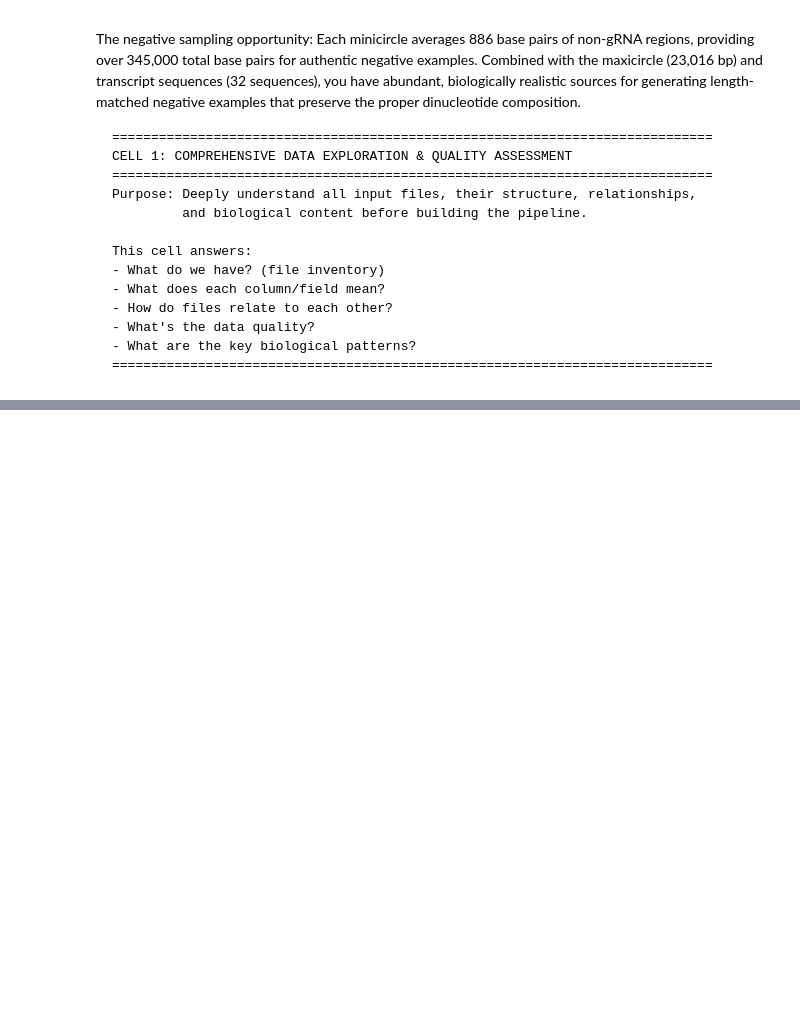
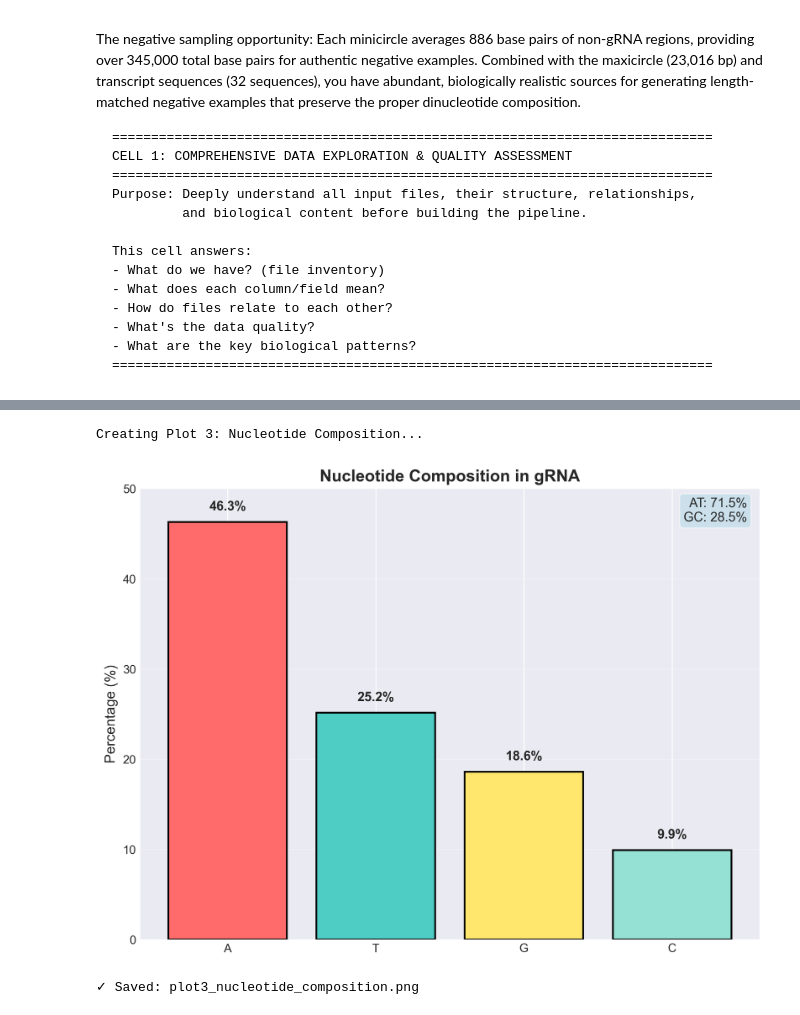
Before and after one commit to aparfenen/grna-inspector, a Jupyter notebook: notebooks/4_data_prep_pipeline.ipynb, the cells around one changed output, grey strips where cells are left out. Saved outputs shown, nothing was run; the diff lists cells and outputs as text; code cells hidden in the pictures; blank space fills up the shorter version.

```diff
--- a/notebooks/4_data_prep_pipeline.ipynb
+++ b/notebooks/4_data_prep_pipeline.ipynb
@@ -259,0 +314,46 @@ SECTION 2: GTF ANNOTATION ANALYSIS
+# %%
+# ============================================================================
+# PLOT 3: NUCLEOTIDE COMPOSITION
+# ============================================================================
+
+print("Creating Plot 3: Nucleotide Composition...")
+
+fig3, ax3 = plt.subplots(figsize=(8, 6))
+
+all_seq = ''.join([str(seq.seq) for seq in grna_seqs])
+nucleotide_counts = Counter(all_seq)
+total_nt = len(all_seq)
+
+nucleotides = ['A', 'T', 'G', 'C']
+counts = [nucleotide_counts[nt] for nt in nucleotides]
+percentages = [100 * c / total_nt for c in counts]
+colors = ['#ff6b6b', '#4ecdc4', '#ffe66d', '#95e1d3']
+
+bars = ax3.bar(nucleotides, percentages, color=colors, edgecolor='black', linewidth=1.5)
+ax3.set_ylabel('Percentage (%)', fontsize=12)
+ax3.set_title('Nucleotide Composition in gRNA', fontsize=14, fontweight='bold')
+ax3.set_ylim(0, 50)
+ax3.grid(True, alpha=0.3, axis='y')
+
+# Add percentage labels on bars
+for bar, pct in zip(bars, percentages):
+    height = bar.get_height()
+    ax3.text(bar.get_x() + bar.get_width()/2., height + 1,
+             f'{pct:.1f}%', ha='center', va='bottom', fontsize=11, fontweight='bold')
+
+# Add AT/GC content annotation
+at_content = percentages[0] + percentages[1]
+gc_content = percentages[2] + percentages[3]
+ax3.text(0.98, 0.98, f'AT: {at_content:.1f}%\nGC: {gc_content:.1f}%',
+         transform=ax3.transAxes, fontsize=11, verticalalignment='top',
+         horizontalalignment='right',
+         bbox=dict(boxstyle='round', facecolor='lightblue', alpha=0.5))
+
+plt.tight_layout()
+plt.savefig('/Users/anna/projects/grna-inspector/data/plots/plot3_nucleotide_composition.png', dpi=300, bbox_inches='tight')
+plt.show()
+print("✓ Saved: plot3_nucleotide_composition.png\n")
+# %% [output]
+Creating Plot 3: Nucleotide Composition...
+[figure, added]
+✓ Saved: plot3_nucleotide_composition.png
```
Also changed, not shown: parts of 15 cells of this notebook, 1 other file.
